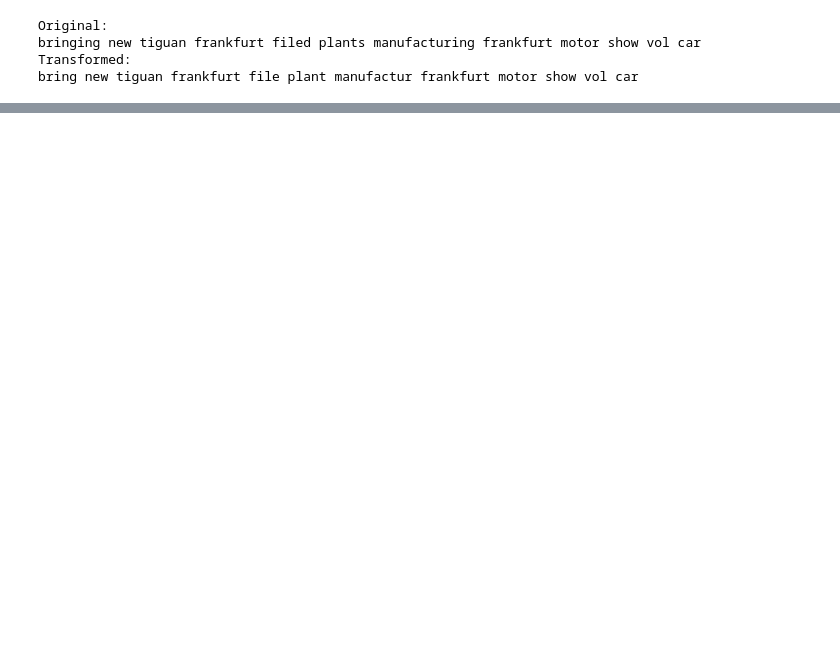
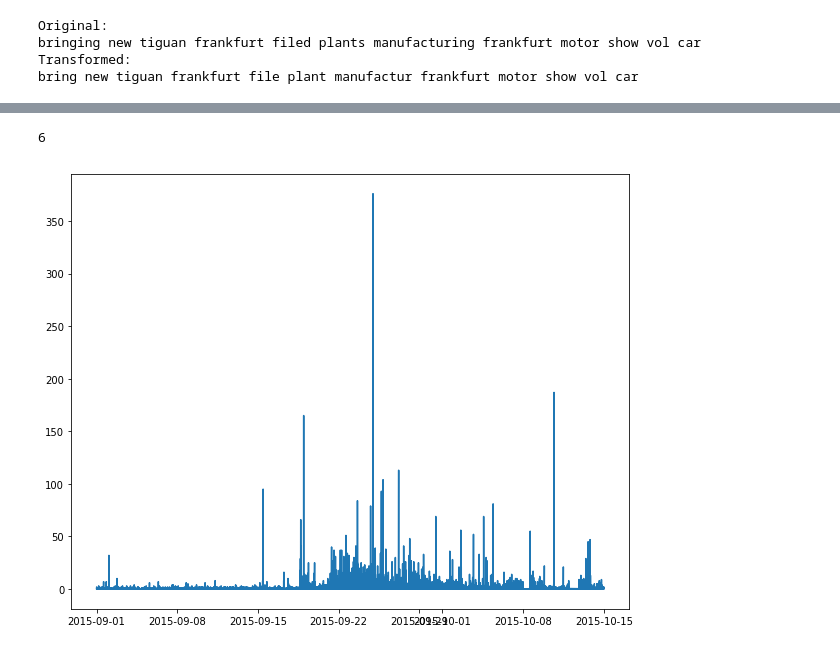
Before and after one commit to gentiltoto/Master-Project, a Jupyter notebook: Master Project.ipynb, the cells around one changed output, grey strips where cells are left out. Drawn from its saved outputs; the diff is of its cells as text; code cells hidden in the pictures; blank space fills up the shorter version.

```diff
--- a/Master Project.ipynb
+++ b/Master Project.ipynb
@@ -70,7 +83,7 @@ Name: 1, dtype: object
 # %% [markdown]
 To conduct our analysis, we will only keep the `id` and the `text` columns. Later on, we might rely on likes, replies and retweets to give importance to tweets.
 # %%
-df.drop(columns=['fullname', 'html', 'likes', 'replies', 'retweets', 'timestamp', 'url', 'user'], inplace=True)
+df = df_full.drop(columns=['fullname', 'html', 'likes', 'replies', 'retweets', 'timestamp', 'url', 'user'])
 df.head()
 # %% [output]
 |  | id | text |
@@ -208,4 +221,6 @@ Name: text, dtype: object
 # %%
+english_stopwords = stopwords.words('english')
+
 print('Original:')
 print(df_clean.iloc[4, 1])
 print('Transformed:')
@@ -233,7 +248,7 @@ def remove_stopwords(df, add=None):
 
     return df_words
 # %%
-df_words = remove_stopwords(df_clean, add=['volkswagen'])
+df_words = remove_stopwords(df_clean, add=['volkswagen', 'vw'])
 # %% [output]
 [interactive output not drawn]
 # %% [markdown]
@@ -297,0 +293,5 @@ df_stem.iloc[1, 1]
+# %%
+df = pd.merge(df_stem, df_full, how='left', on='id', suffixes=('_work', '_raw'))
+df['timestamp'] = pd.to_datetime(df['timestamp'])
+
+df.iloc[0,]
@@ -297,0 +331,10 @@ df_stem.iloc[1, 1]
+# %%
+df['timestamp'].iloc[0].day
+# %% [output]
+6
+# %%
+fig, ax = plt.subplots(figsize=(10, 8))
+
+plt.plot('timestamp', 'replies', data=df);
+# %% [output]
+[figure, added]
```
Also changed, not shown: parts of 34 cells of this notebook, 4 other files.
